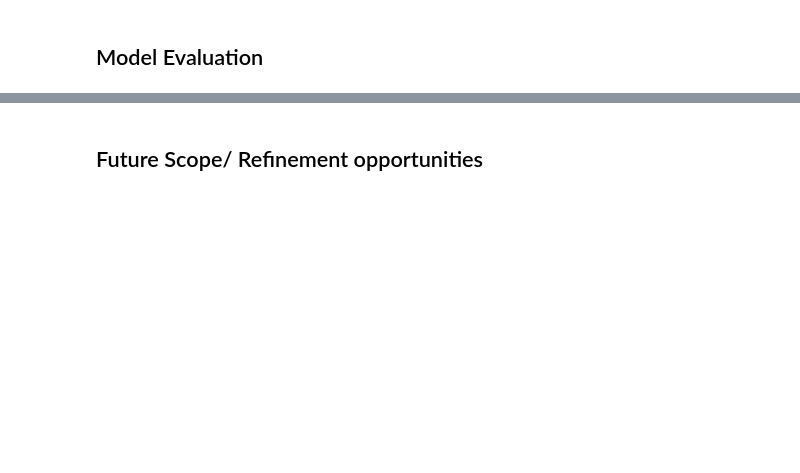
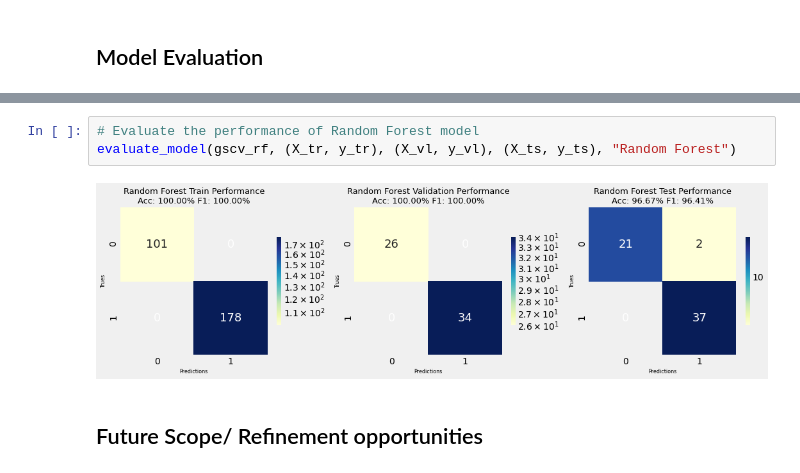
Before and after one commit to ElisonSherton/BITS_Group_117, a Jupyter notebook: DM/assignment1/ckd/DM Assignment.ipynb, the cells around one changed output, grey strips where cells are left out. Drawn from its saved outputs; the diff is of its cells as text; blank space fills up the shorter version.

```diff
--- a/DM/assignment1/ckd/DM Assignment.ipynb
+++ b/DM/assignment1/ckd/DM Assignment.ipynb
@@ -283,2 +369,7 @@ numerical_strategy = "knn"
+# %%
+# Evaluate the performance of Random Forest model
+evaluate_model(gscv_rf, (X_tr, y_tr), (X_vl, y_vl), (X_ts, y_ts), "Random Forest")
+# %% [output]
+[figure, added]
 # %% [markdown]
 ## Future Scope/ Refinement opportunities
```
Also changed, not shown: parts of 22 cells of this notebook.
